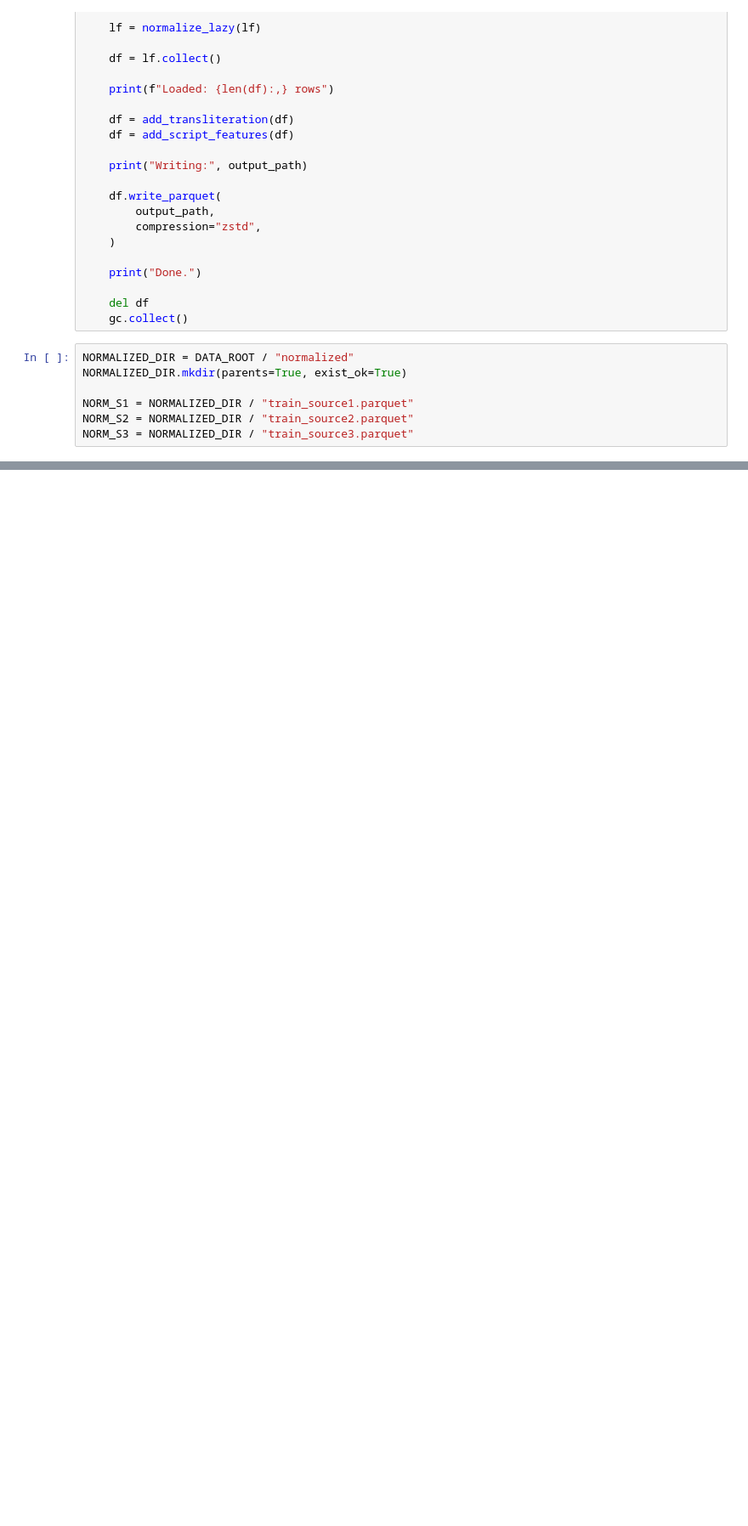
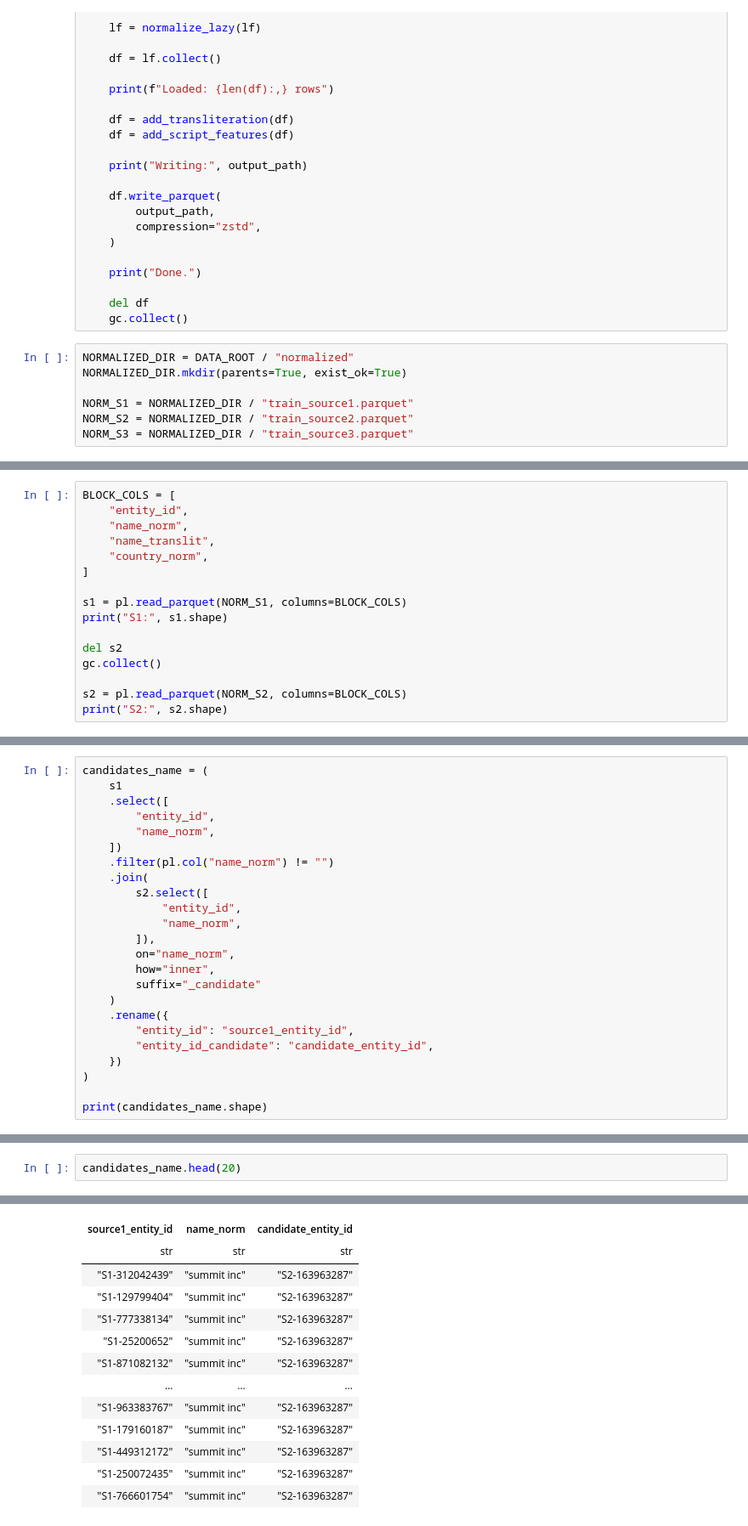
Before and after one commit to Krishwall/business_entity_resolution, a Jupyter notebook: business_train.ipynb, the cells around one changed output, grey strips where cells are left out. Shown at 85% size. Cells and saved outputs as stored; diff of their text form; blank space fills up the shorter version.

```diff
--- a/business_train.ipynb
+++ b/business_train.ipynb
@@ -590,0 +611,16 @@ Error:
+# %%
+BLOCK_COLS = [
+    "entity_id",
+    "name_norm",
+    "name_translit",
+    "country_norm",
+]
+
+s1 = pl.read_parquet(NORM_S1, columns=BLOCK_COLS)
+print("S1:", s1.shape)
+
+del s2
+gc.collect()
+
+s2 = pl.read_parquet(NORM_S2, columns=BLOCK_COLS)
+print("S2:", s2.shape)
@@ -590,0 +713,24 @@ Error:
+# %%
+candidates_name = (
+    s1
+    .select([
+        "entity_id",
+        "name_norm",
+    ])
+    .filter(pl.col("name_norm") != "")
+    .join(
+        s2.select([
+            "entity_id",
+            "name_norm",
+        ]),
+        on="name_norm",
+        how="inner",
+        suffix="_candidate"
+    )
+    .rename({
+        "entity_id": "source1_entity_id",
+        "entity_id_candidate": "candidate_entity_id",
+    })
+)
+
+print(candidates_name.shape)
@@ -590,0 +739,3 @@ Error:
+# %%
+candidates_name.head(20)
+# %% [output]
@@ -590,0 +743,13 @@ Error:
+| source1_entity_id | name_norm | candidate_entity_id |
+| str | str | str |
+| "S1-312042439" | "summit inc" | "S2-163963287" |
+| "S1-129799404" | "summit inc" | "S2-163963287" |
+| "S1-777338134" | "summit inc" | "S2-163963287" |
+| "S1-25200652" | "summit inc" | "S2-163963287" |
+| "S1-871082132" | "summit inc" | "S2-163963287" |
+| … | … | … |
+| "S1-963383767" | "summit inc" | "S2-163963287" |
+| "S1-179160187" | "summit inc" | "S2-163963287" |
+| "S1-449312172" | "summit inc" | "S2-163963287" |
+| "S1-250072435" | "summit inc" | "S2-163963287" |
+| "S1-766601754" | "summit inc" | "S2-163963287" |
```
Also changed, not shown: parts of 46 cells of this notebook, 2 other files.
